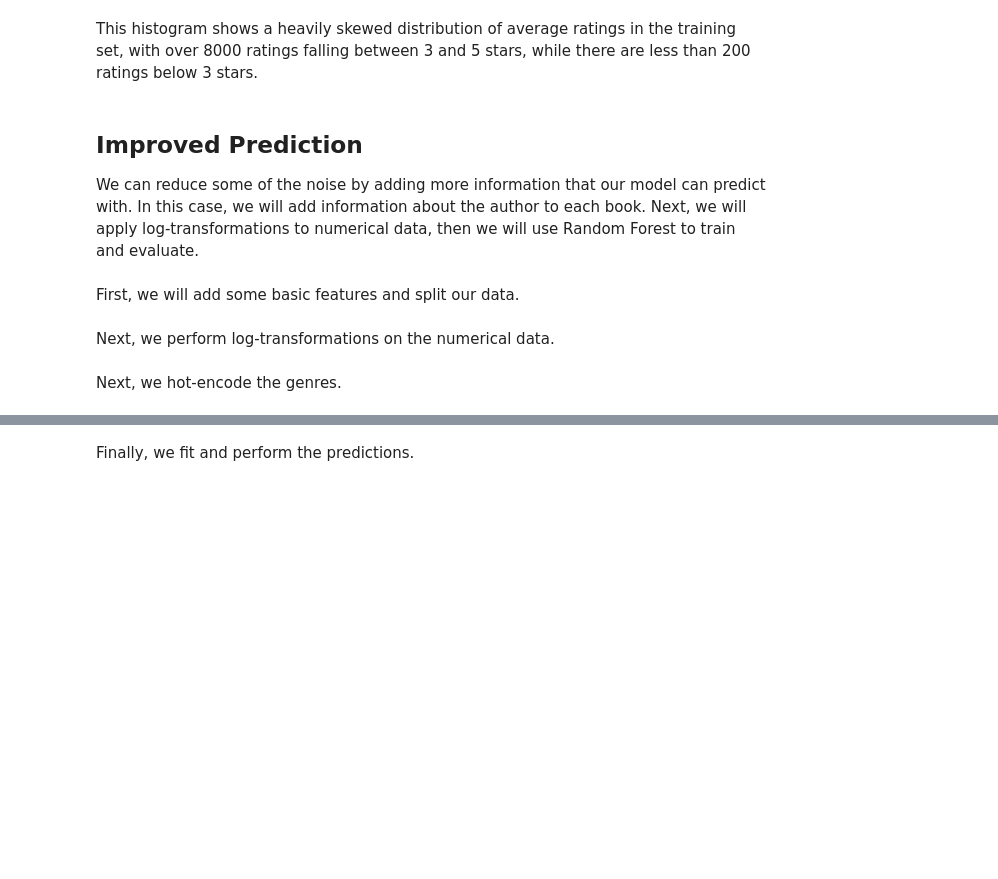
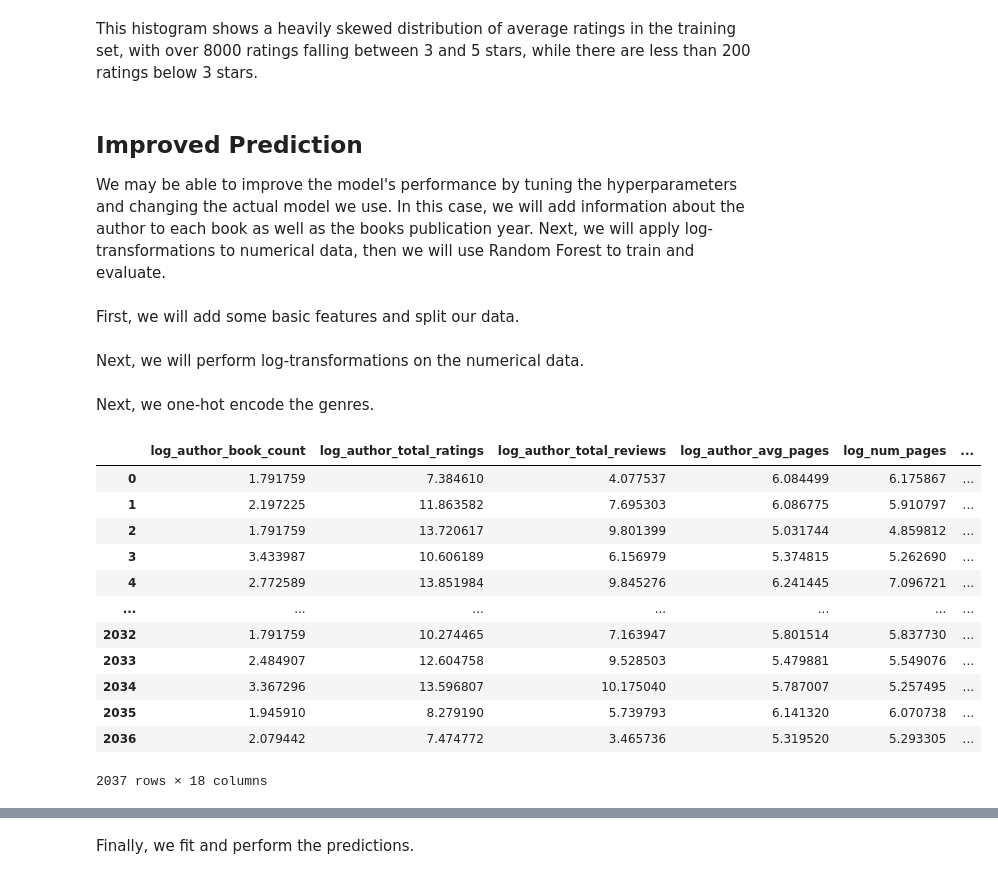
Before and after one commit to Jhoff721/cmsc320-group-project, a Jupyter notebook: ipynb_checkpoints/final-checkpoint.ipynb, the cells around one changed output, grey strips where cells are left out. Drawn from its saved outputs; the diff is of its cells as text; code cells hidden in the pictures; blank space fills up the shorter version.

```diff
--- a/ipynb_checkpoints/final-checkpoint.ipynb
+++ b/ipynb_checkpoints/final-checkpoint.ipynb
@@ -618,7 +618,7 @@ This histogram shows a heavily skewed distribution of average ratings in the tra
 # %% [markdown]
 <h2>Improved Prediction</h2>
 
-We can reduce some of the noise by adding more information that our model can predict with. In this case, we will add information about the author to each book. Next, we will apply log-transformations to numerical data, then we will use Random Forest to train and evaluate.<br><br>
+We may be able to improve the model's performance by tuning the hyperparameters and changing the actual model we use. In this case, we will add information about the author to each book as well as the books publication year. Next, we will apply log-transformations to numerical data, then we will use Random Forest to train and evaluate.<br><br>
 First, we will add some basic features and split our data.
 # %%
 # We actually want the NaN columns, removing them could create bias, so we will start with a fresh csv.
@@ -652,7 +652,7 @@ author_stats = (
 train = train_df.merge(author_stats, on='Author', how='left')
 test = test_df.merge(author_stats, on='Author', how='left')
 # %% [markdown]
-Next, we perform log-transformations on the numerical data.
+Next, we will perform log-transformations on the numerical data.
 # %%
 numeric_cols = [
     'author_book_count',
@@ -674,19 +674,34 @@ def log_transform(df, cols):
 train = log_transform(train, numeric_cols)
 test = log_transform(test, numeric_cols)
 # %% [markdown]
-Next, we hot-encode the genres.
+Next, we one-hot encode the genres.
 # %%
 all_genres = train['genres'].dropna().str.split(';').explode()
 top_genres = all_genres.value_counts().head(10).index.tolist()
 
 for genre in top_genres:
     train[f'genre_{genre}'] = train['genres'].apply(lambda x: int(genre in x) if pd.notnull(x) else 0)
     test[f'genre_{genre}'] = test['genres'].apply(lambda x: int(genre in x) if pd.notnull(x) else 0)
 
 genre_cols = [f'genre_{g}' for g in top_genres]
 feature_cols_with_genres = [f'log_{c}' for c in numeric_cols] + genre_cols
 
 X_train = train[feature_cols_with_genres]
 X_test = test[feature_cols_with_genres]
 y_train = train['average_rating']
 y_test = test['average_rating']
+X_train
+# %% [output]
+|  | log_author_book_count | log_author_total_ratings | log_author_total_reviews | log_author_avg_pages | log_num_pages | ... |
+| 0 | 1.791759 | 7.384610 | 4.077537 | 6.084499 | 6.175867 | ... |
+| 1 | 2.197225 | 11.863582 | 7.695303 | 6.086775 | 5.910797 | ... |
+| 2 | 1.791759 | 13.720617 | 9.801399 | 5.031744 | 4.859812 | ... |
+| 3 | 3.433987 | 10.606189 | 6.156979 | 5.374815 | 5.262690 | ... |
+| 4 | 2.772589 | 13.851984 | 9.845276 | 6.241445 | 7.096721 | ... |
+| ... | ... | ... | ... | ... | ... | ... |
+| 2032 | 1.791759 | 10.274465 | 7.163947 | 5.801514 | 5.837730 | ... |
+| 2033 | 2.484907 | 12.604758 | 9.528503 | 5.479881 | 5.549076 | ... |
+| 2034 | 3.367296 | 13.596807 | 10.175040 | 5.787007 | 5.257495 | ... |
+| 2035 | 1.945910 | 8.279190 | 5.739793 | 6.141320 | 6.070738 | ... |
+| 2036 | 2.079442 | 7.474772 | 3.465736 | 5.319520 | 5.293305 | ... |
+2037 rows × 18 columns
```
Also changed, not shown: parts of 11 cells of this notebook.
